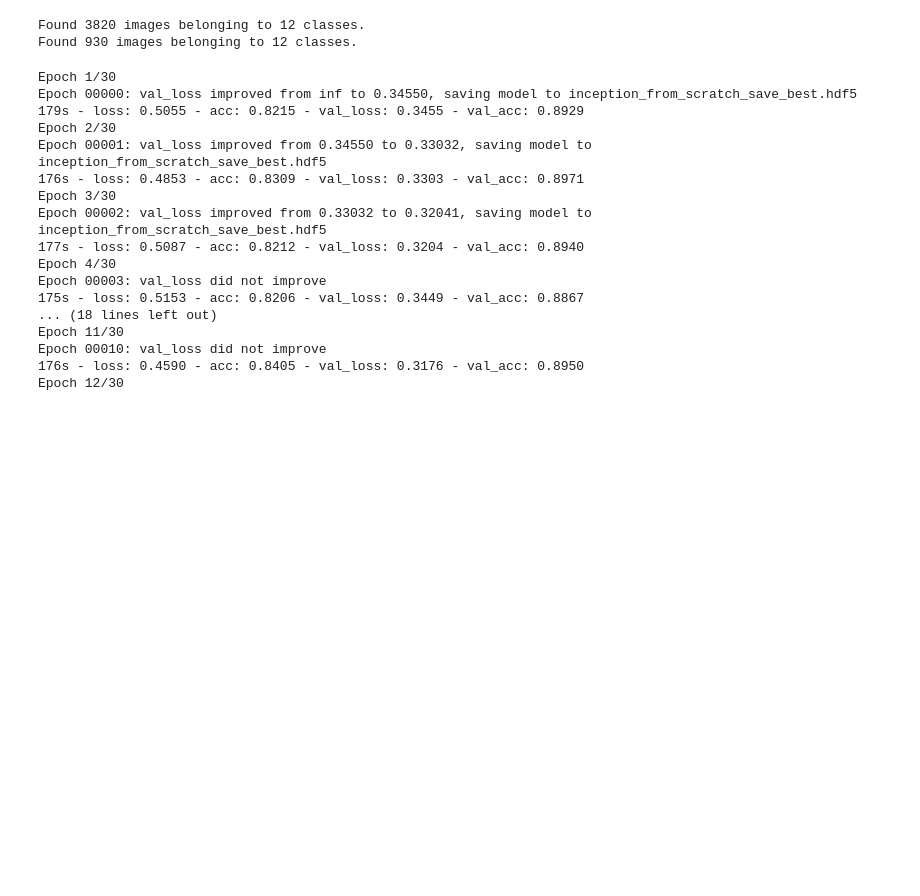
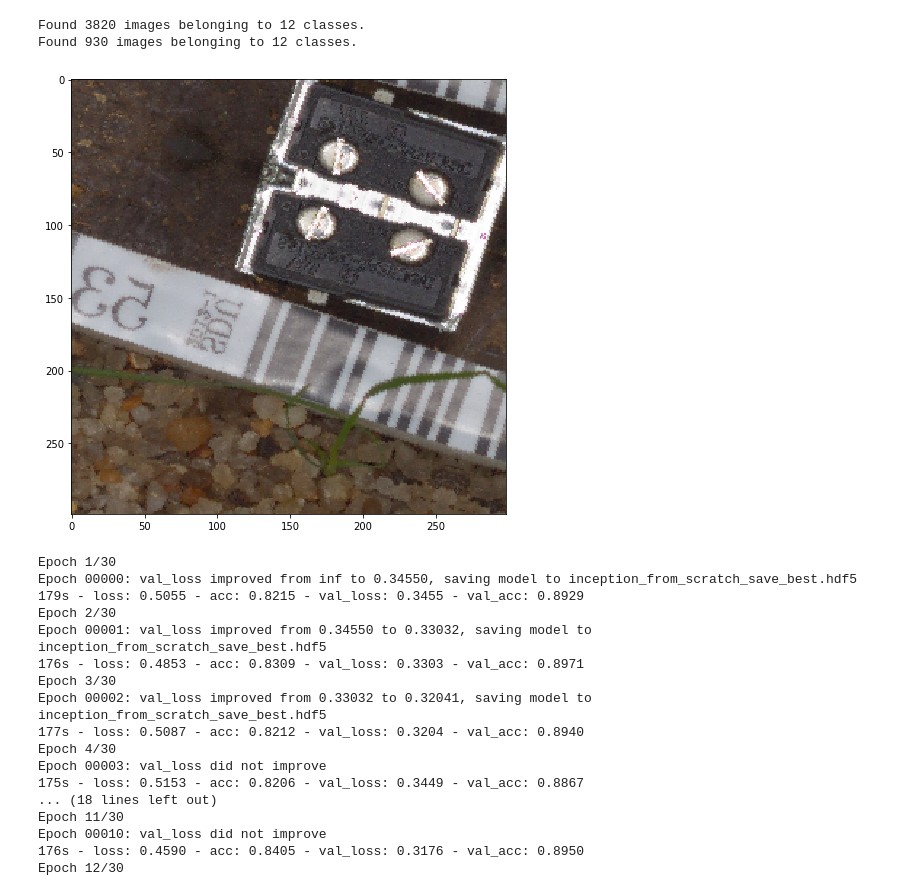
Before and after one commit to janardhan632/plant_seeding, a Jupyter notebook: 06_Inception_from_scratch.ipynb, the cells around one changed output. Saved outputs shown, nothing was run; the diff lists cells and outputs as text; code cells hidden in the pictures; blank space fills up the shorter version.

```diff
--- a/06_Inception_from_scratch.ipynb
+++ b/06_Inception_from_scratch.ipynb
@@ -214,14 +214,14 @@ validation_datagen = ImageDataGenerator(rescale = 1./255)
 train_generator = train_datagen.flow_from_directory(
                     'train',
                     target_size=(299,299),
-                    batch_size=batch_size,
+                    batch_size=1,
                     class_mode='categorical',
                     shuffle=True
                     )
 validation_generator = validation_datagen.flow_from_directory(
                         'validation',
                         target_size=(299,299),
-                        batch_size=batch_size,
+                        batch_size=1,
                         class_mode='categorical')
 # %% [output]
 Found 3820 images belonging to 12 classes.
@@ -229,3 +234,8 @@ Found 930 images belonging to 12 classes.
+# %%
+plt.figure(figsize=(8,8))
+plt.imshow(train_generator.next()[0][0]);
+# %% [output]
+[figure, added]
 # %%
 model.compile(loss='categorical_crossentropy',
              optimizer=RMSprop(lr=0.000001),
```
Also changed, not shown: parts of 2 cells of this notebook, 14 other files.
